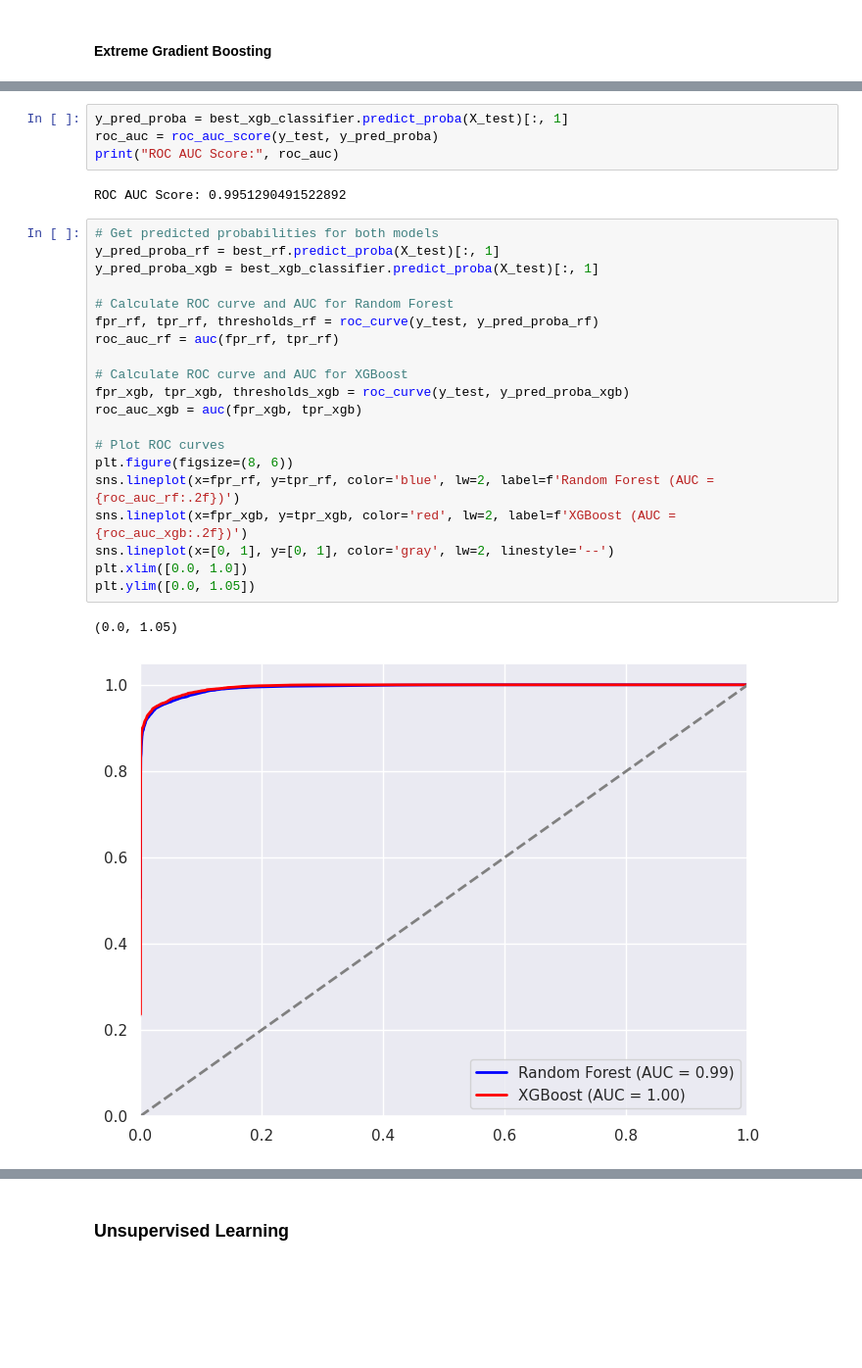
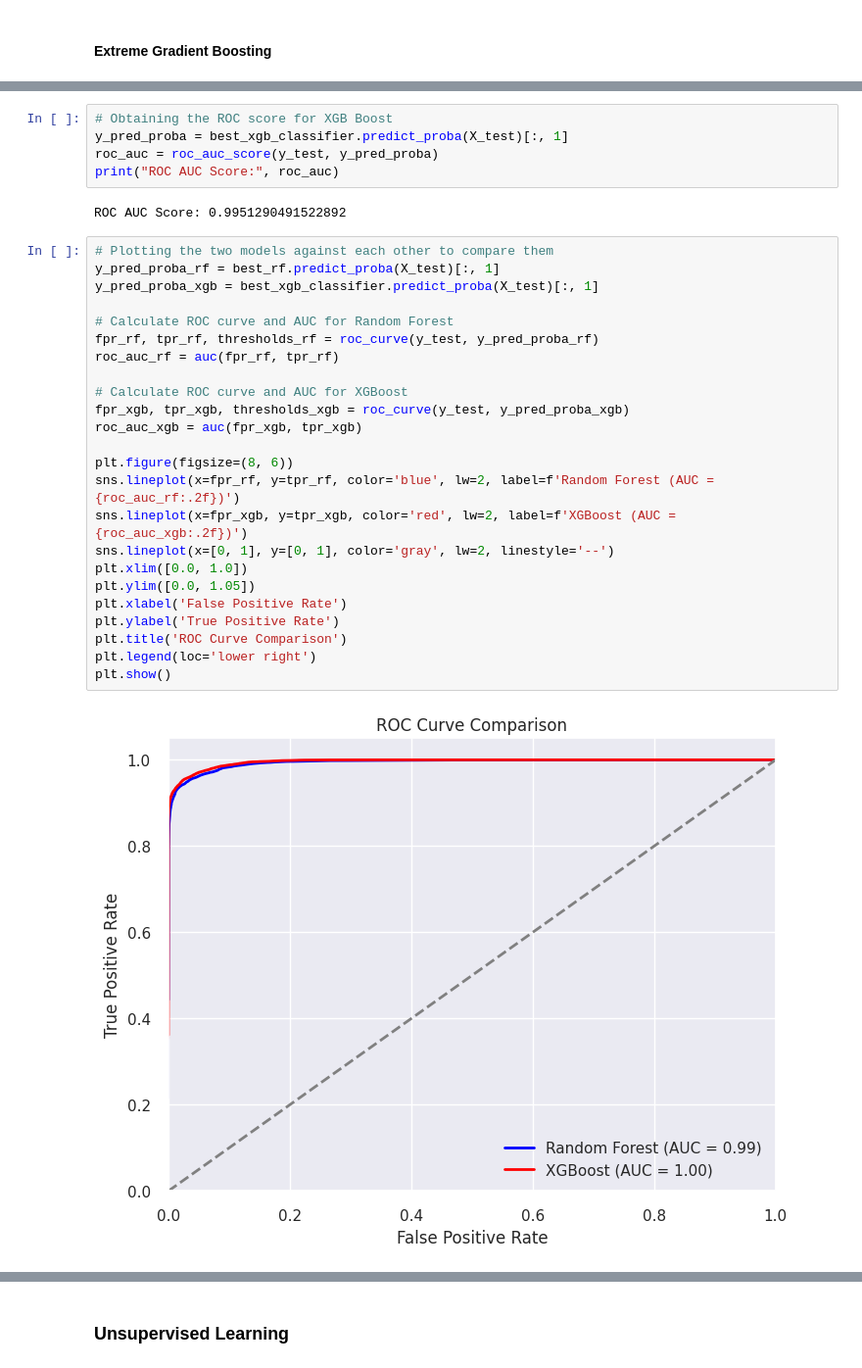
Before and after one commit to OCE1984/MScDataAnaltyicsPrinciples, a Jupyter notebook: DAP_Final_AssessmentOE.ipynb, the cells around one changed output, grey strips where cells are left out. Shown at 98% size. Drawn from its saved outputs; the diff is of its cells as text; blank space fills up the shorter version.

```diff
--- a/DAP_Final_AssessmentOE.ipynb
+++ b/DAP_Final_AssessmentOE.ipynb
@@ -802,30 +723,34 @@ weighted avg       0.96      0.96      0.96     25976
 # %%
+# Obtaining the ROC score for XGB Boost
 y_pred_proba = best_xgb_classifier.predict_proba(X_test)[:, 1]
 roc_auc = roc_auc_score(y_test, y_pred_proba)
 print("ROC AUC Score:", roc_auc)
 # %% [output]
 ROC AUC Score: 0.9951290491522892
 # %%
-# Get predicted probabilities for both models
+# Plotting the two models against each other to compare them
 y_pred_proba_rf = best_rf.predict_proba(X_test)[:, 1]
 y_pred_proba_xgb = best_xgb_classifier.predict_proba(X_test)[:, 1]
 
 # Calculate ROC curve and AUC for Random Forest
 fpr_rf, tpr_rf, thresholds_rf = roc_curve(y_test, y_pred_proba_rf)
 roc_auc_rf = auc(fpr_rf, tpr_rf)
 
 # Calculate ROC curve and AUC for XGBoost
 fpr_xgb, tpr_xgb, thresholds_xgb = roc_curve(y_test, y_pred_proba_xgb)
 roc_auc_xgb = auc(fpr_xgb, tpr_xgb)
 
-# Plot ROC curves
 plt.figure(figsize=(8, 6))
 sns.lineplot(x=fpr_rf, y=tpr_rf, color='blue', lw=2, label=f'Random Forest (AUC = {roc_auc_rf:.2f})')
 sns.lineplot(x=fpr_xgb, y=tpr_xgb, color='red', lw=2, label=f'XGBoost (AUC = {roc_auc_xgb:.2f})')
 sns.lineplot(x=[0, 1], y=[0, 1], color='gray', lw=2, linestyle='--')
 plt.xlim([0.0, 1.0])
 plt.ylim([0.0, 1.05])
+plt.xlabel('False Positive Rate')
+plt.ylabel('True Positive Rate')
+plt.title('ROC Curve Comparison')
+plt.legend(loc='lower right')
+plt.show()
 # %% [output]
-(0.0, 1.05)
-[figure, old version]
+[figure, new version]
 # %%
```
Also changed, not shown: parts of 59 cells of this notebook.
